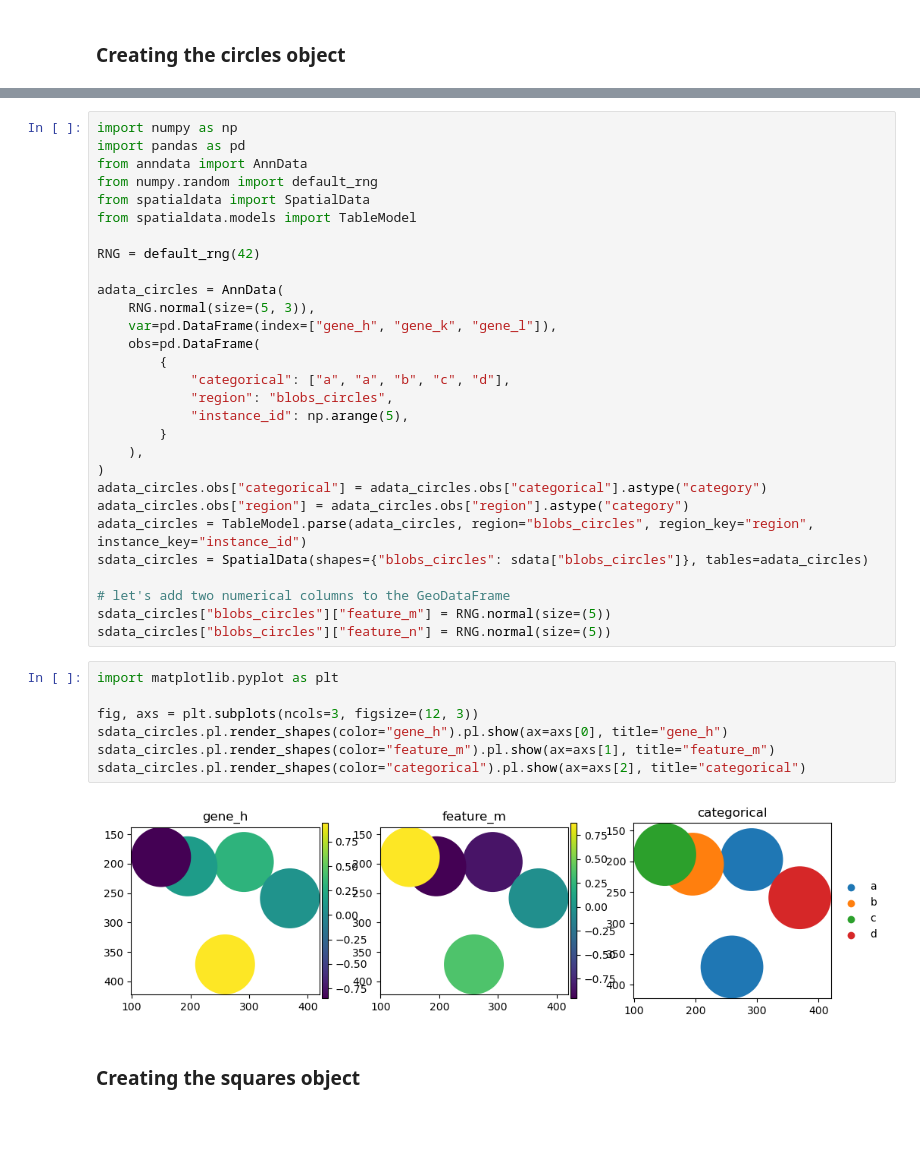
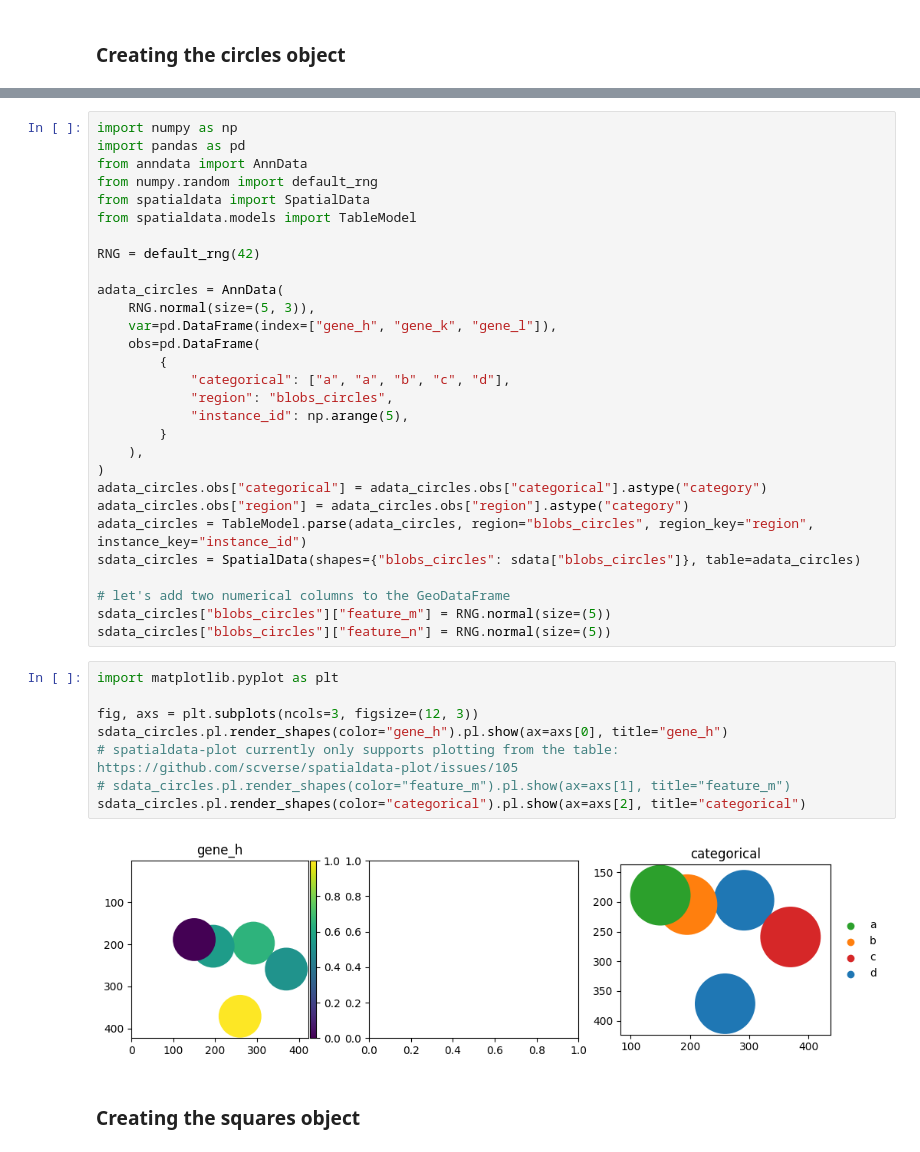
Before and after one commit to scverse/spatialdata-notebooks, a Jupyter notebook: notebooks/examples/aggregation.ipynb, the cells around one changed output, grey strips where cells are left out. Saved outputs shown, nothing was run; the diff lists cells and outputs as text; blank space fills up the shorter version.

```diff
--- a/notebooks/examples/aggregation.ipynb
+++ b/notebooks/examples/aggregation.ipynb
@@ -172,7 +174,7 @@ adata_circles = AnnData(
 adata_circles.obs["categorical"] = adata_circles.obs["categorical"].astype("category")
 adata_circles.obs["region"] = adata_circles.obs["region"].astype("category")
 adata_circles = TableModel.parse(adata_circles, region="blobs_circles", region_key="region", instance_key="instance_id")
-sdata_circles = SpatialData(shapes={"blobs_circles": sdata["blobs_circles"]}, tables=adata_circles)
+sdata_circles = SpatialData(shapes={"blobs_circles": sdata["blobs_circles"]}, table=adata_circles)
 
 # let's add two numerical columns to the GeoDataFrame
 sdata_circles["blobs_circles"]["feature_m"] = RNG.normal(size=(5))
@@ -180,12 +182,13 @@ sdata_circles["blobs_circles"]["feature_n"] = RNG.normal(size=(5))
 # %%
 import matplotlib.pyplot as plt
 
 fig, axs = plt.subplots(ncols=3, figsize=(12, 3))
 sdata_circles.pl.render_shapes(color="gene_h").pl.show(ax=axs[0], title="gene_h")
-sdata_circles.pl.render_shapes(color="feature_m").pl.show(ax=axs[1], title="feature_m")
+# spatialdata-plot currently only supports plotting from the table: https://github.com/scverse/spatialdata-plot/issues/105
+# sdata_circles.pl.render_shapes(color="feature_m").pl.show(ax=axs[1], title="feature_m")
 sdata_circles.pl.render_shapes(color="categorical").pl.show(ax=axs[2], title="categorical")
 # %% [output]
-[figure, old version]
+[figure, new version]
 # %% [markdown]
 ### Creating the squares object
 # %%
```
Also changed, not shown: parts of 17 cells of this notebook, 1 other file.
